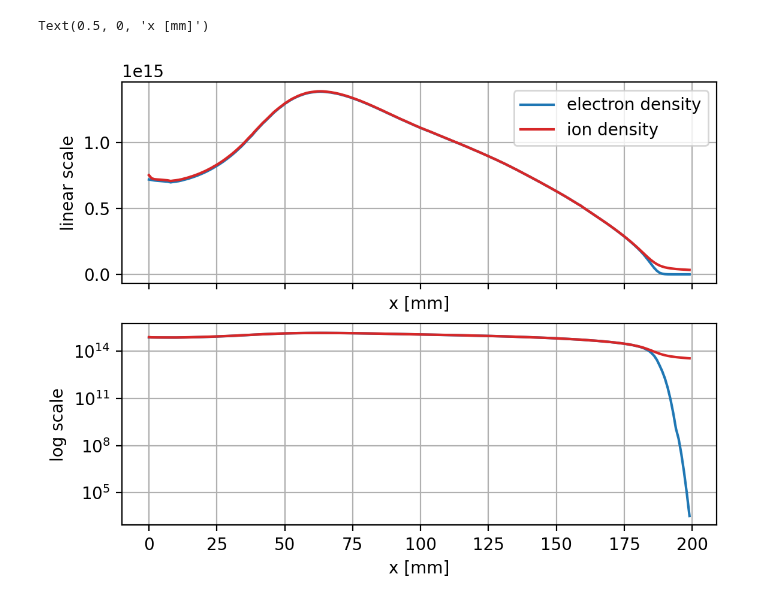
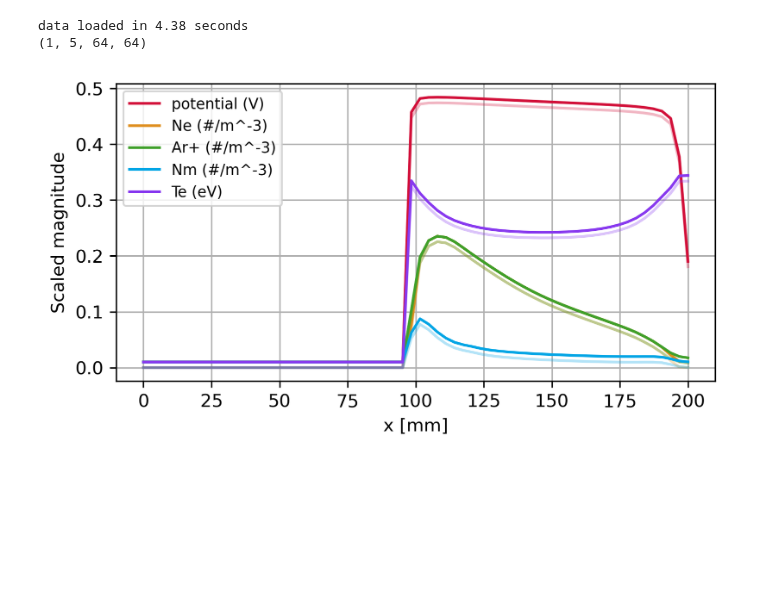
Before and after one commit to jarltc/2d-discharge-nn, a Jupyter notebook: torch/line_profile_test.ipynb, the cells around one changed output. Saved outputs shown, nothing was run; the diff lists cells and outputs as text; code cells hidden in the pictures; blank space fills up the shorter version.

Commit message:
testing slices for images

```diff
--- a/torch/line_profile_test.ipynb
+++ b/torch/line_profile_test.ipynb
@@ -81,18 +9,32 @@ ni_profile = ds['Ar+ (#/m^-3)'].sel(V=300, P=5, y=0.44).values
-# %%
-fig, ax = plt.subplots(nrows=2, dpi=200, sharex=True)
-ax[0].plot(ne_profile, c='tab:blue', label='electron density')
-ax[0].plot(ni_profile, c='tab:red', label='ion density')
-ax[0].grid()
-ax[0].legend()
-ax[0].set_ylabel('linear scale')
-ax[0].set_xlabel('x [mm]')
-
-ax[1].plot(ne_profile, c='tab:blue', label='electron density')
-ax[1].plot(ni_profile, c='tab:red', label='ion density')
-ax[1].grid()
-ax[1].set_yscale('log')
-ax[1].set_ylabel('log scale')
-ax[1].set_xlabel('x [mm]')
-# %% [output]
-Text(0.5, 0, 'x [mm]')
-[figure, removed]
+# %%
+start = time.perf_counter()
+_, test = get_data((300, 60), resolution=64, square=True)
+end = time.perf_counter()
+print(f'data loaded in {round(end-start, 2)} seconds')
+print(test.shape)
+# %% [output]
+data loaded in 4.38 seconds
+(1, 5, 64, 64)
+# %%
+%matplotlib inline
+columns = ['potential (V)', 'Ne (#/m^-3)', 'Ar+ (#/m^-3)', 'Nm (#/m^-3)', 'Te (eV)']
+colors = ['#d20f39', '#df8e1d', '#40a02b', '#04a5e5', '#8839ef']
+fig, ax = plt.subplots(figsize=(6,3), dpi=300)
+
+# horizontal (fixed y = 44 mm)
+for i, column in enumerate(columns):
+    reference = test[0, i, 20]
+    prediction = test[0, i, 20] + 0.01 # change this
+
+    x = np.linspace(0, 200, 64)
+
+    ax.plot(x, prediction, color=colors[i], label=column)
+    ax.plot(x, reference, color=colors[i], alpha=0.3)
+    ax.grid()
+    ax.legend(fontsize='small')
+    ax.set_ylabel('Scaled magnitude')
+    ax.set_xlabel('x [mm]')
+
+plt.show()
+# %% [output]
+[figure, added]
```
Also changed, not shown: parts of 14 cells of this notebook.
